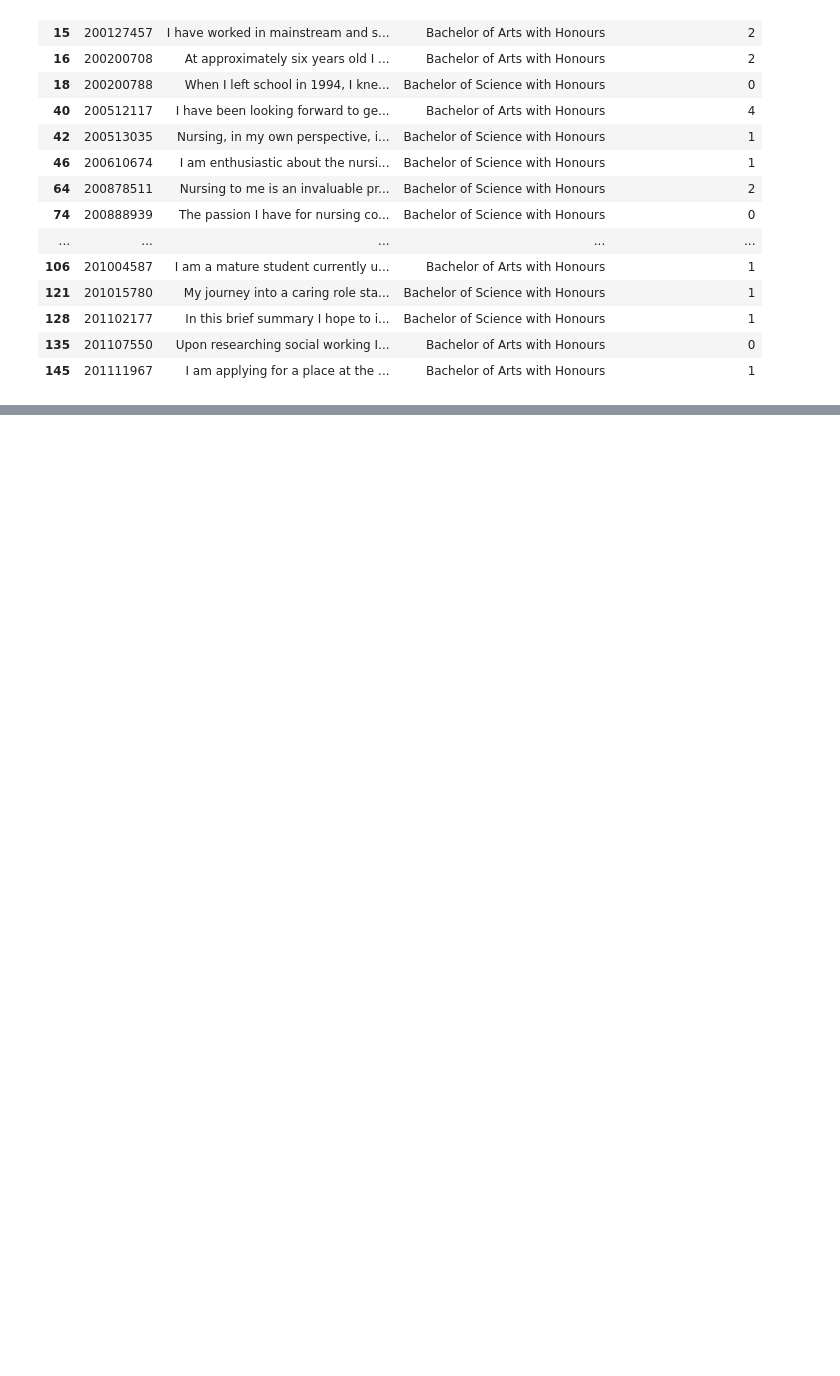
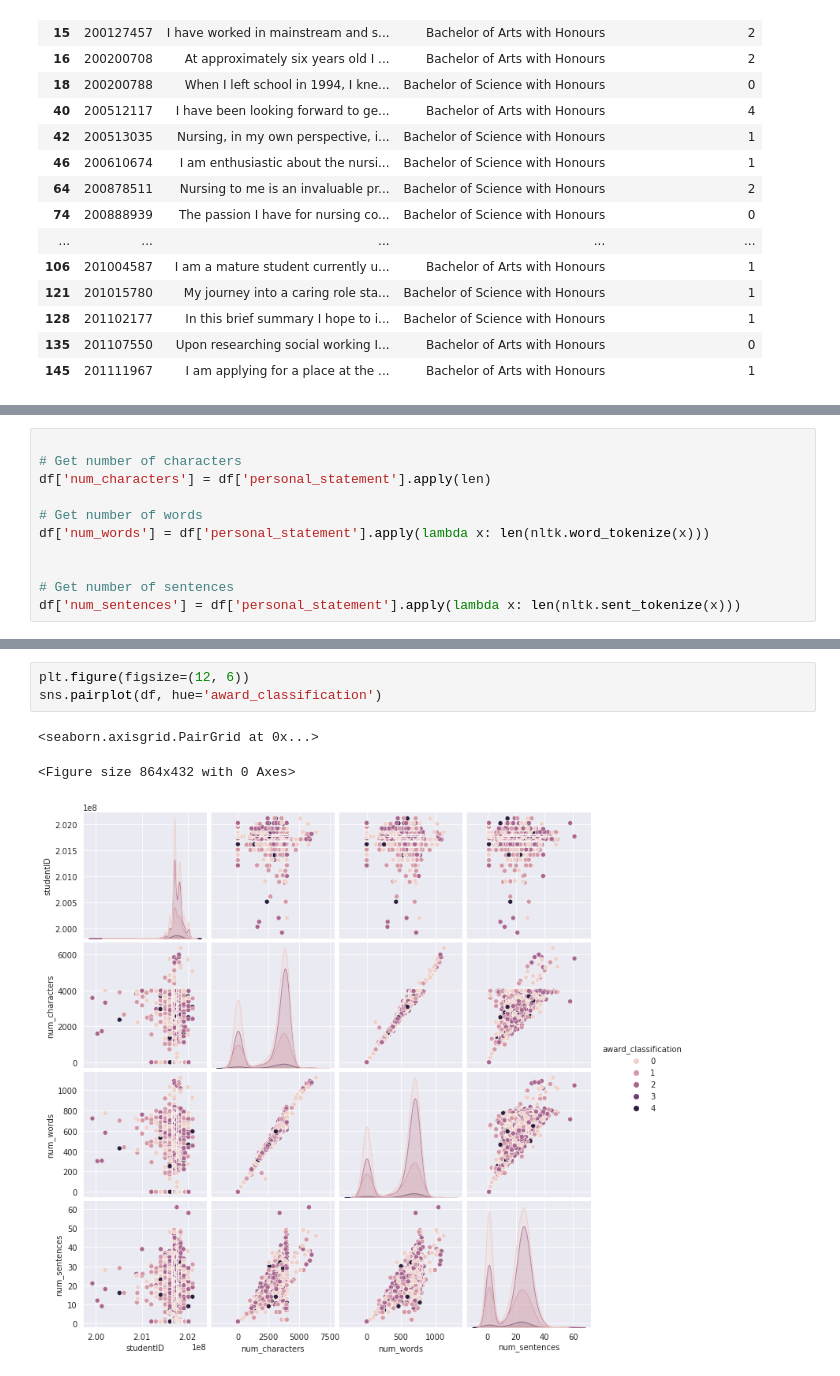
Before and after one commit to Abbracx/personal-statement-analysis, a Jupyter notebook: Personal statement analysis.ipynb, the cells around one changed output, grey strips where cells are left out. Saved outputs shown, nothing was run; the diff lists cells and outputs as text; blank space fills up the shorter version.

```diff
--- a/Personal statement analysis.ipynb
+++ b/Personal statement analysis.ipynb
@@ -270,0 +303,11 @@ SyntaxError: unexpected EOF while parsing (3791832200.py, line 4)
+# %%
+
+# Get number of characters
+df['num_characters'] = df['personal_statement'].apply(len)
+
+# Get number of words
+df['num_words'] = df['personal_statement'].apply(lambda x: len(nltk.word_tokenize(x)))
+
+
+# Get number of sentences
+df['num_sentences'] = df['personal_statement'].apply(lambda x: len(nltk.sent_tokenize(x)))
@@ -270,0 +406,7 @@ SyntaxError: unexpected EOF while parsing (3791832200.py, line 4)
+# %%
+plt.figure(figsize=(12, 6))
+sns.pairplot(df, hue='award_classification')
+# %% [output]
+<seaborn.axisgrid.PairGrid at 0x...>
+<Figure size 864x432 with 0 Axes>
+[figure, added]
```
Also changed, not shown: parts of 13 cells of this notebook.
